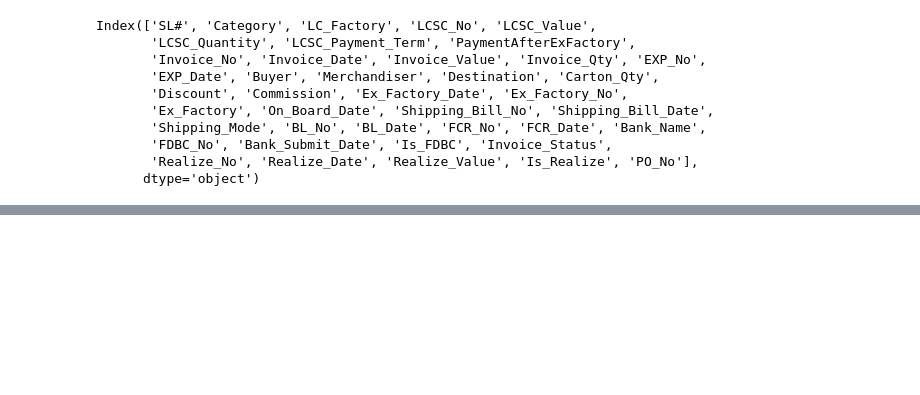
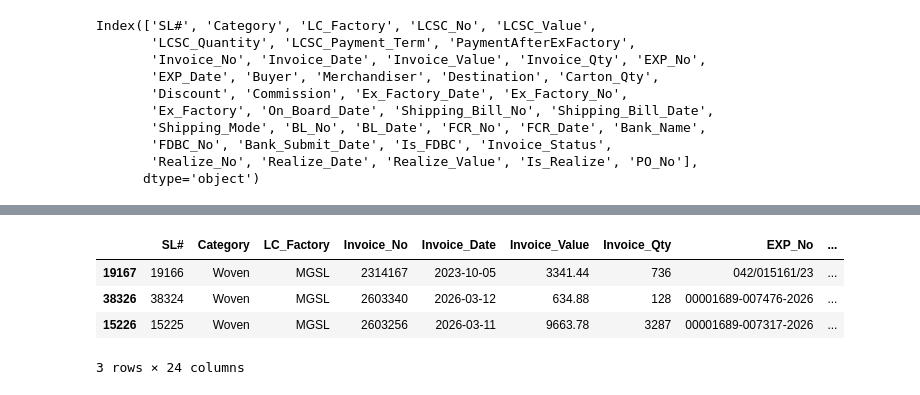
Before and after one commit to dev-Sujon/Export_Invoice_Data, a Jupyter notebook: EIS_Analysis.ipynb, the cells around one changed output, grey strips where cells are left out. Saved outputs shown, nothing was run; the diff lists cells and outputs as text; code cells hidden in the pictures; blank space fills up the shorter version.

```diff
--- a/EIS_Analysis.ipynb
+++ b/EIS_Analysis.ipynb
@@ -765,0 +812,13 @@ OnBoardPending.sample(3)
+# %%
+columns_to_drop = ['LCSC_No', 'LCSC_Value','LCSC_Quantity', 'LCSC_Payment_Term', 'PaymentAfterExFactory',
+                   'Merchandiser','BL_No', 'BL_Date', 'FCR_No', 'FCR_Date','Carton_Qty','Discount', 'Commission',
+                   'Realize_No', 'Realize_Date', 'Realize_Value','PO_No']
+
+BankSubmitPending = BankSubmitPending.drop(columns=columns_to_drop)
+BankSubmitPending.sample(3)
+# %% [output]
+|  | SL# | Category | LC_Factory | Invoice_No | Invoice_Date | Invoice_Value | Invoice_Qty | EXP_No | ... |
+| 19167 | 19166 | Woven | MGSL | 2314167 | 2023-10-05 | 3341.44 | 736 | 042/015161/23 | ... |
+| 38326 | 38324 | Woven | MGSL | 2603340 | 2026-03-12 | 634.88 | 128 | 00001689-007476-2026 | ... |
+| 15226 | 15225 | Woven | MGSL | 2603256 | 2026-03-11 | 9663.78 | 3287 | 00001689-007317-2026 | ... |
+3 rows × 24 columns
```
Also changed, not shown: parts of 14 cells of this notebook, 14 other files.
